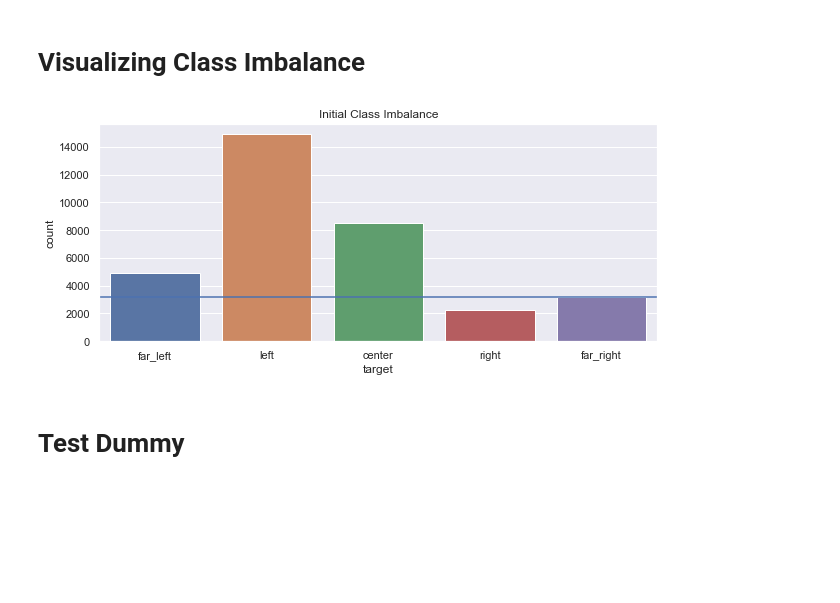
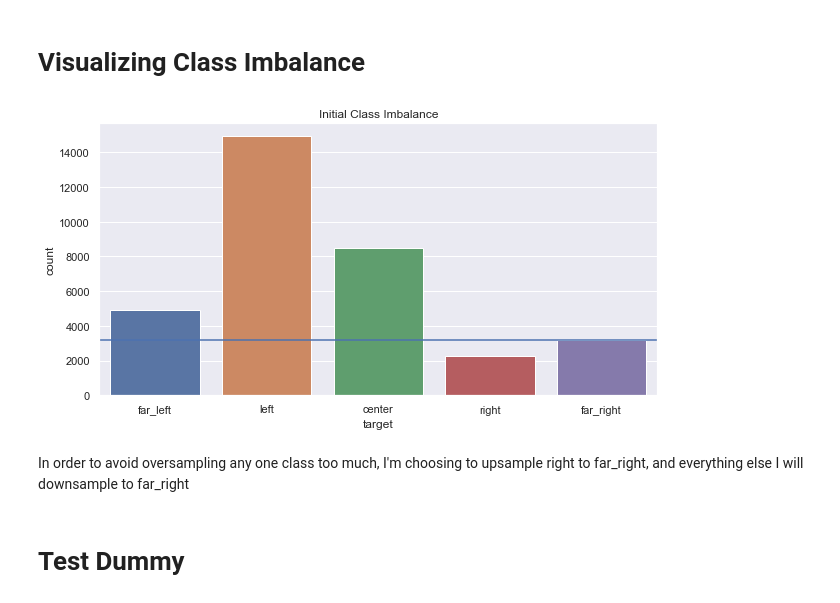
Before and after one commit to man-of-moose/web_articles_spin, a Jupyter notebook: Cleaning_Engineering_EDA.ipynb, the cells around one changed output. Drawn from its saved outputs; the diff is of its cells as text; code cells hidden in the pictures; blank space fills up the shorter version.

```diff
--- a/Cleaning_Engineering_EDA.ipynb
+++ b/Cleaning_Engineering_EDA.ipynb
@@ -376,13 +376,15 @@ from matplotlib import pyplot as plt
 import seaborn as sns
 sns.set(style="darkgrid")
 # %%
-plt.figure(figsize=(10,4))
+plt.figure(figsize=(10,5))
 ax = sns.countplot(x='target', data=data)
 ax.axhline(3179)
 ax.set_title('Initial Class Imbalance')
 plt.savefig('/Users/alecmccabe/Desktop/Flatiron/Projects/final_project_ideas/web_articles_spin/Pics/class_imbalance.png')
 # %% [output]
-[figure, old version]
+[figure, new version]
+# %% [markdown]
+In order to avoid oversampling any one class too much, I'm choosing to upsample right to far_right, and everything else I will downsample to far_right
 # %% [markdown]
 # Test Dummy
 # %%
```
Also changed, not shown: parts of 41 cells of this notebook, 20 other files.
